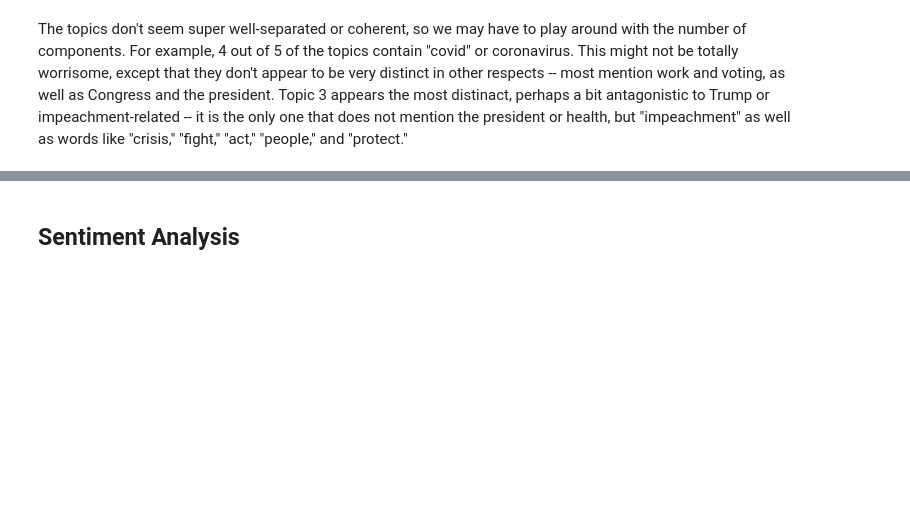
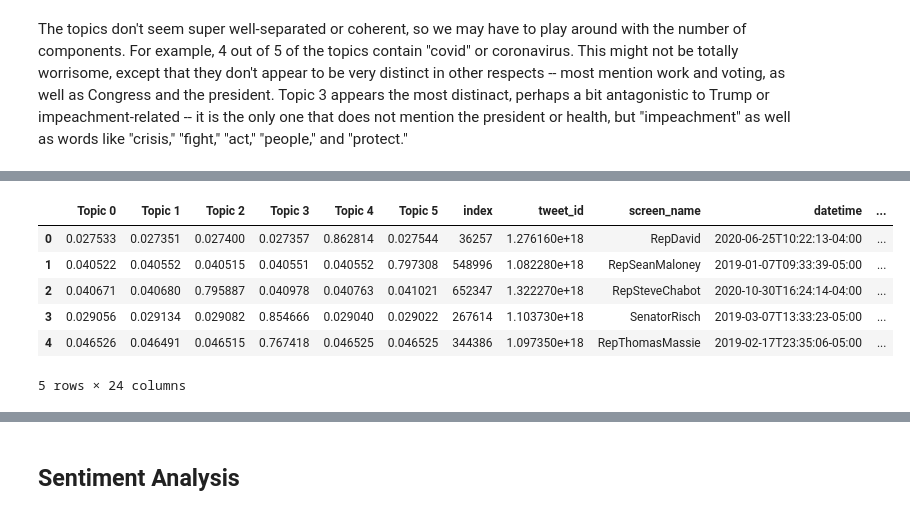
Before and after one commit to paulbsalamanca/CSS-Project-5-Team-6-Spring-2021, a Jupyter notebook: Project 5 Student.ipynb, the cells around one changed output, grey strips where cells are left out. Drawn from its saved outputs; the diff is of its cells as text; code cells hidden in the pictures; blank space fills up the shorter version.

```diff
--- a/Project 5 Student.ipynb
+++ b/Project 5 Student.ipynb
@@ -321,0 +333,12 @@ The topics don't seem super well-separated or coherent, so we may have to play a
+# %%
+topic_dist_df = pd.DataFrame(topic_dist, columns = ["Topic " + str(x) for x in range(0, lda.n_components)])
+df_w_topics = topic_dist_df.join(congress_tweets.reset_index())
+df_w_topics.head()
+# %% [output]
+|  | Topic 0 | Topic 1 | Topic 2 | Topic 3 | Topic 4 | Topic 5 | index | tweet_id | screen_name | datetime | ... |
+| 0 | 0.027533 | 0.027351 | 0.027400 | 0.027357 | 0.862814 | 0.027544 | 36257 | 1.276160e+18 | RepDavid | 2020-06-25T10:22:13-04:00 | ... |
+| 1 | 0.040522 | 0.040552 | 0.040515 | 0.040551 | 0.040552 | 0.797308 | 548996 | 1.082280e+18 | RepSeanMaloney | 2019-01-07T09:33:39-05:00 | ... |
+| 2 | 0.040671 | 0.040680 | 0.795887 | 0.040978 | 0.040763 | 0.041021 | 652347 | 1.322270e+18 | RepSteveChabot | 2020-10-30T16:24:14-04:00 | ... |
+| 3 | 0.029056 | 0.029134 | 0.029082 | 0.854666 | 0.029040 | 0.029022 | 267614 | 1.103730e+18 | SenatorRisch | 2019-03-07T13:33:23-05:00 | ... |
+| 4 | 0.046526 | 0.046491 | 0.046515 | 0.767418 | 0.046525 | 0.046525 | 344386 | 1.097350e+18 | RepThomasMassie | 2019-02-17T23:35:06-05:00 | ... |
+5 rows × 24 columns
```
Also changed, not shown: parts of 26 cells of this notebook.
